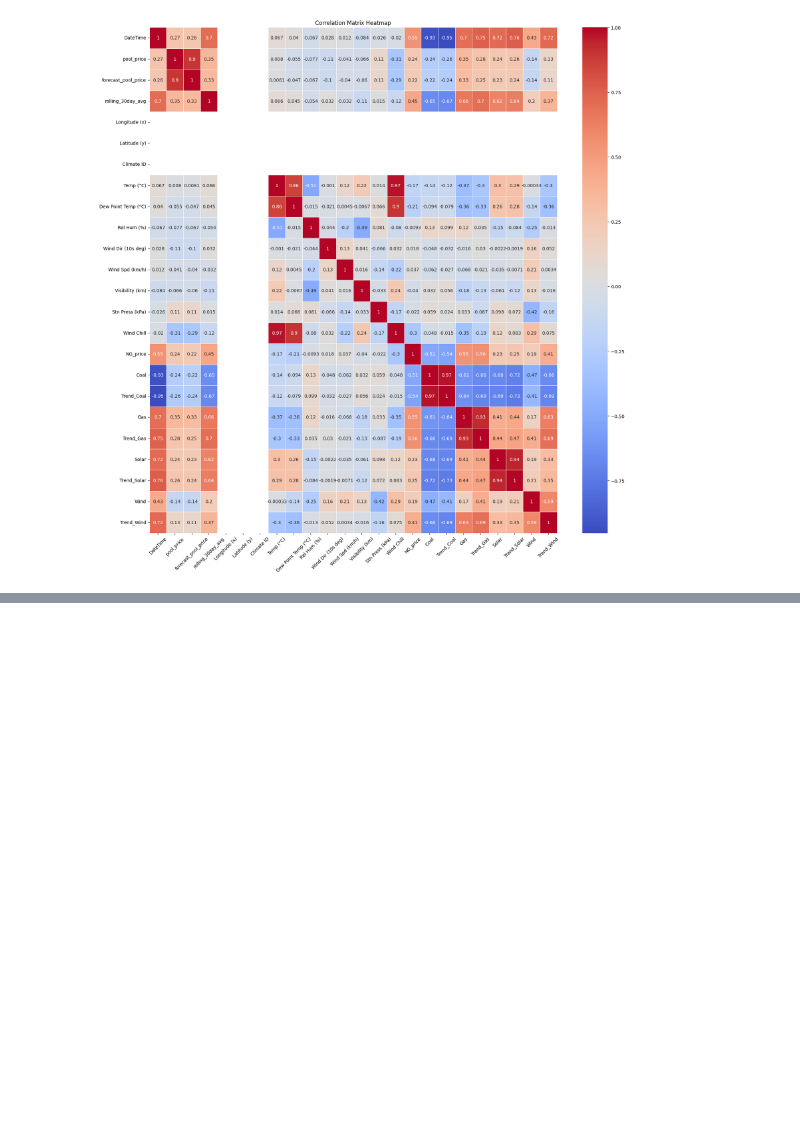
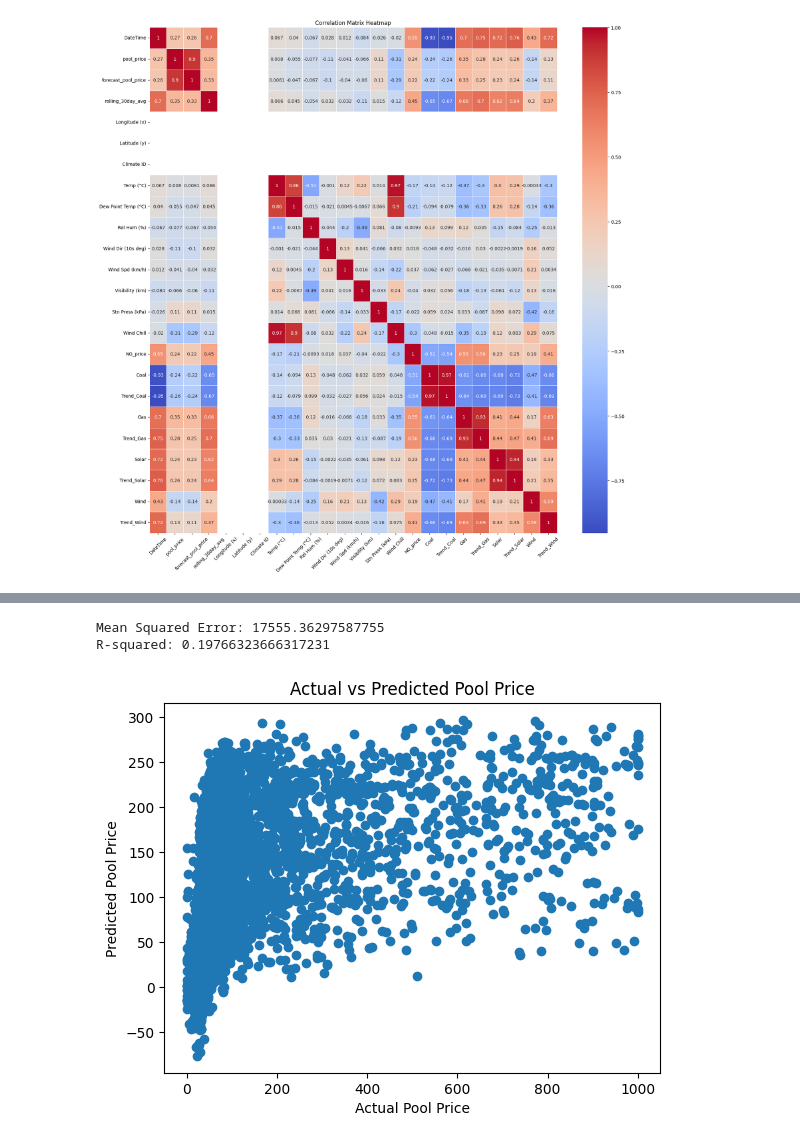
Before and after one commit to gaoqian310/utility_price_forecast, a Jupyter notebook: explortory_analysis_v3.ipynb, the cells around one changed output, grey strips where cells are left out. Saved outputs shown, nothing was run; the diff lists cells and outputs as text; code cells hidden in the pictures; blank space fills up the shorter version.

Commit message:
simple model and output

```diff
--- a/explortory_analysis_v3.ipynb
+++ b/explortory_analysis_v3.ipynb
@@ -57,0 +75,44 @@ plt.show()
+# %%
+from sklearn.model_selection import train_test_split
+from sklearn.linear_model import LinearRegression
+from sklearn.metrics import mean_squared_error, r2_score  # Importing the mean_squared_error function
+from sklearn.impute import SimpleImputer
+
+
+# Replace NaN values with zeros in production data
+data = data.fillna(0)
+
+# Preparing the data for modeling
+X = data[['Temp (°C)', 'NG_price', 'Coal', 'Gas', 'Solar', 'Wind']]  # independent variables
+y = data['pool_price']  # dependent variable
+
+# Splitting the data into training and testing sets
+X_train, X_test, y_train, y_test = train_test_split(X, y, test_size=0.2, random_state=0)
+
+# Creating the model
+model = LinearRegression()
+
+# Training the model
+model.fit(X_train, y_train)
+
+# Making predictions
+y_pred = model.predict(X_test)
+
+# Evaluating the model
+mse = mean_squared_error(y_test, y_pred)
+r2 = r2_score(y_test, y_pred)
+
+print(f'Mean Squared Error: {mse}')
+print(f'R-squared: {r2}')
+
+# Plotting the results
+# Here we plot the predicted pool_price vs actual pool_price
+plt.scatter(y_test, y_pred)
+plt.xlabel('Actual Pool Price')
+plt.ylabel('Predicted Pool Price')
+plt.title('Actual vs Predicted Pool Price')
+plt.show()
+# %% [output]
+Mean Squared Error: 17555.36297587755
+R-squared: 0.19766323666317231
+[figure, added]
```
Also changed, not shown: parts of 2 cells of this notebook.
